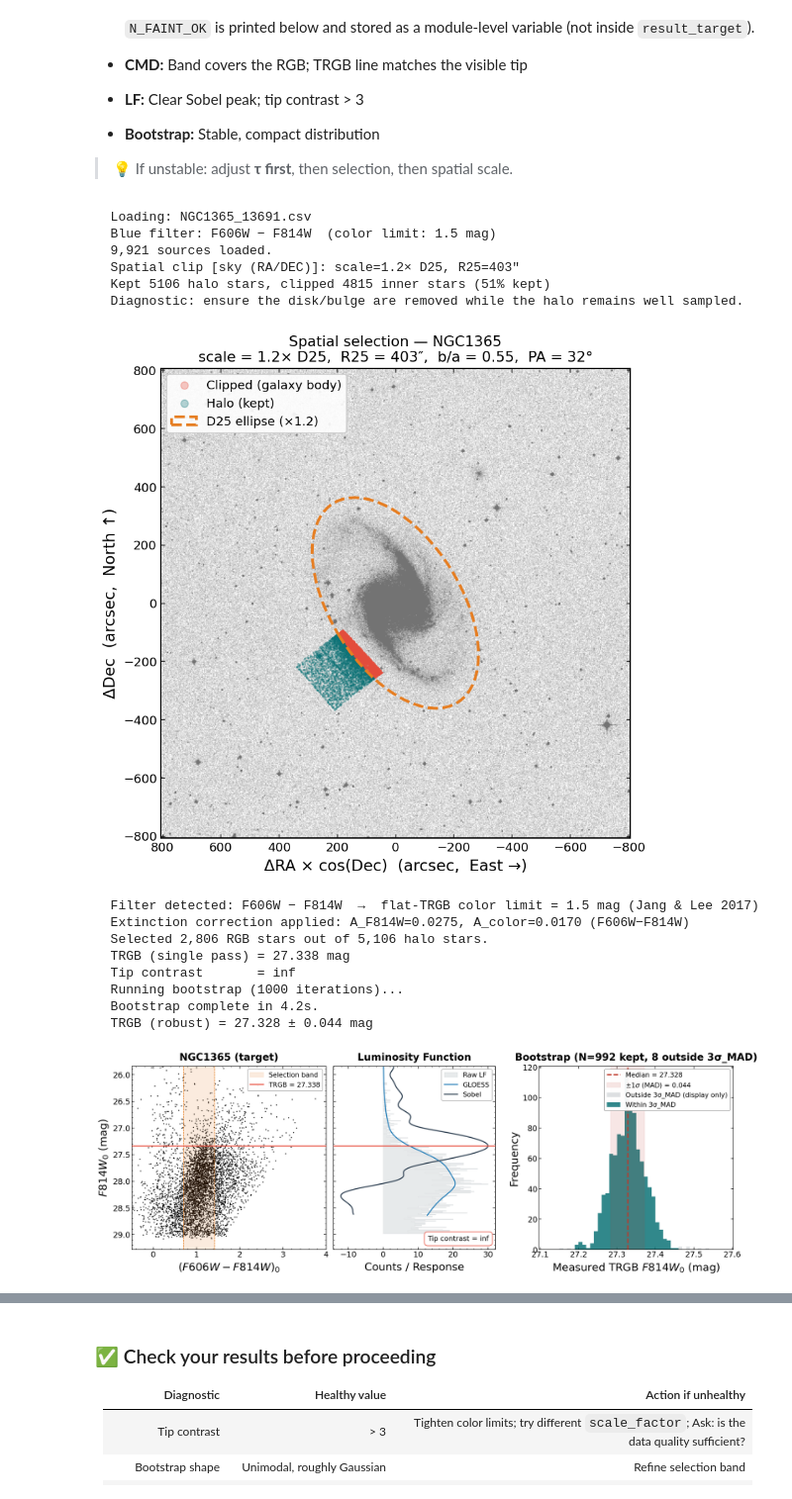
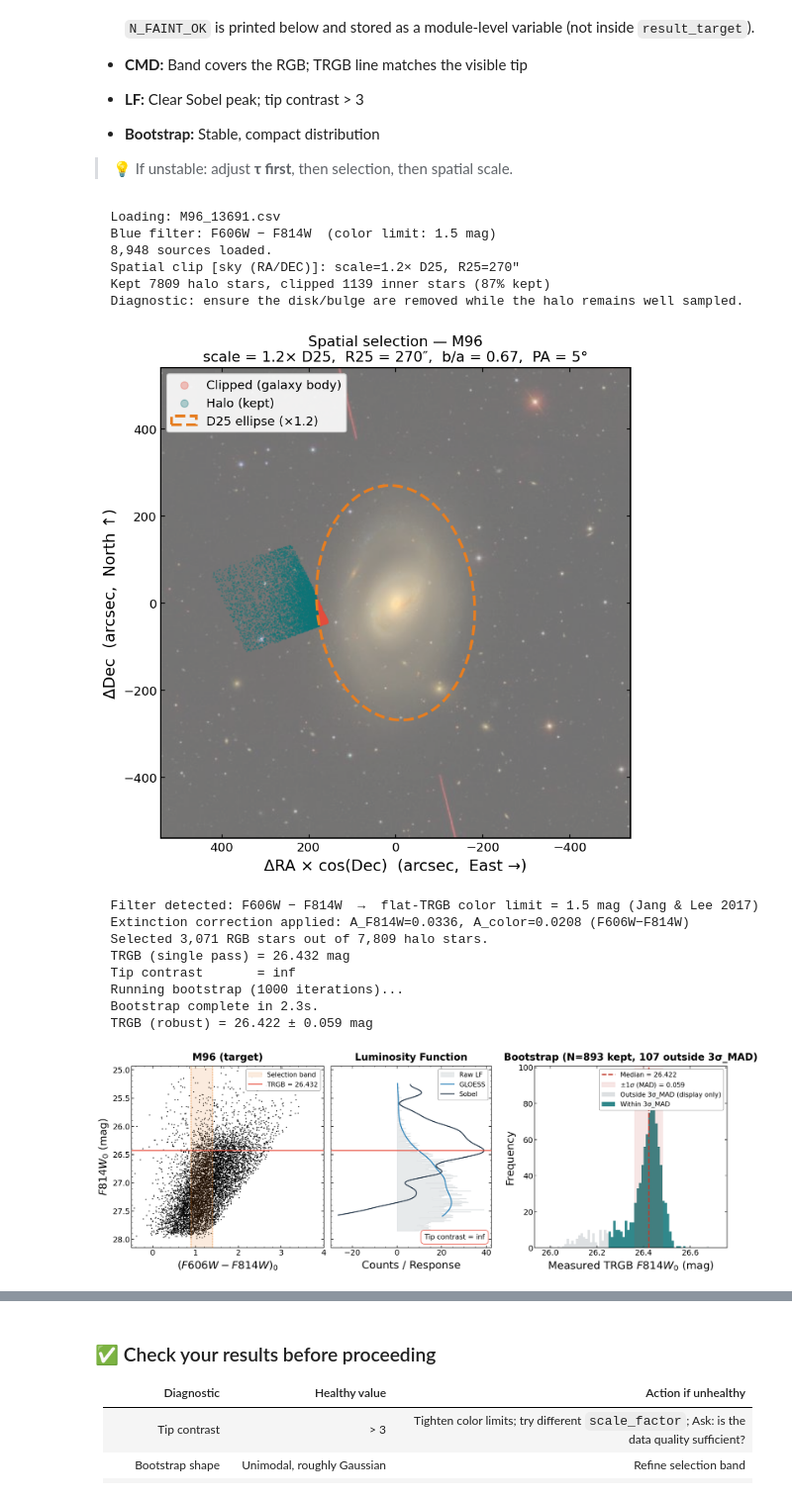
Before and after one commit to alejandroaguirrephysics/Cosmoverse-2026-Data-Challenge, a Jupyter notebook: 1_trgb/TRGB_distance_measurement.ipynb, the cells around one changed output, grey strips where cells are left out. Shown at 99% size. Saved outputs shown, nothing was run; the diff lists cells and outputs as text; code cells hidden in the pictures.

```diff
--- a/1_trgb/TRGB_distance_measurement.ipynb
+++ b/1_trgb/TRGB_distance_measurement.ipynb
@@ -914,7 +914,7 @@ The next cell will check whether the required files are present and report any m
 # ============================================================
 # CHOOSE YOUR TARGET — edit this cell
 # ============================================================
-TARGET_GALAXY = 'NGC1365'   # Change to any host galaxy in GALAXY_DB, e.g. 'NGC1448' (in that format!)
+TARGET_GALAXY = 'M96'   # Change to any host galaxy in GALAXY_DB, e.g. 'NGC1448' (in that format!)
 PHOT_SOURCE   = 'EDD'   # Photometry source: 'EDD' or 'CATS'
 
 ANCHOR_PHOT_FILE = None # EDD only: filename to override auto-selection
@@ -2421,12 +2421,12 @@ COLOR_HI_MAX = 1.5   # (F606W − F814W)_0 limit from Jang & Lee (2017)
 SELECTION = {
     # color_lo: blue (left) edge of the vertical color cut.
     # Increase to exclude bluer stars; decrease to include more.
-    'color_lo': 0.7,
+    'color_lo': 0.89,
 
     # color_hi: red (right) edge of the vertical color cut.
     # This enforces the flat-TRGB limit — DO NOT exceed COLOR_HI_MAX.
     # F606W−F814W: 1.5 mag  |  F555W−F814W: 2.1 mag  (Jang & Lee 2017)
-    'color_hi': 1.42,     # hard cap — DO NOT exceed COLOR_HI_MAX
+    'color_hi': 1.4,     # hard cap — DO NOT exceed COLOR_HI_MAX
 }
 
 
@@ -2444,7 +2444,7 @@ SMOOTHING = {
     #   but if over-smoothed the detected tip can be biased slightly bright. Useful when star counts are low.
     # Decreasing it smooths less — sharper edge localization if data is dense,
     #   but noisy data may produce multiple spurious peaks.
-    'tau':       0.13,      # Gaussian sigma (mag)
+    'tau':       0.1,      # Gaussian sigma (mag)
     'bin_width': 0.01,      # histogram bin size (mag)
                                 # (typically fixed; interacts weakly with tau)
 }
@@ -2770,8 +2770,8 @@ For EDD galaxies where all programs use the same filter, a single `SELECTION['co
 # ============================================================
 
 # ── Shared anchor parameters ───────────────────────────────
-SMOOTHING['tau']        = 0.13    # increasing smooths the LF more (more stable, may bias tip slightly bright); decreasing is noisier
-SPATIAL['scale_factor'] = 1.2   # increasing enlarges the exclusion ellipse (only far-halo stars kept); decreasing includes stars closer to the disk
+SMOOTHING['tau']        = 0.1    # increasing smooths the LF more (more stable, may bias tip slightly bright); decreasing is noisier
+SPATIAL['scale_factor'] = 1.2  # increasing enlarges the exclusion ellipse (only far-halo stars kept); decreasing includes stars closer to the disk
 # MAG_FAINT = 26 # you can implement a faint cut for NGC 4258 as the data from GO-9477 as it's depth introduces a strong, spurious peak > 1 mag from the TRGB
 
 if PHOT_SOURCE == 'CATS':
@@ -2821,11 +2821,11 @@ elif PHOT_SOURCE == 'EDD':
     if _qt_mixed:
         # Two filter groups — set independently
         SELECTION_ANCHOR_F606W = dict(SELECTION)
-        SELECTION_ANCHOR_F606W['color_lo'] = 0.7  # blue edge
-        SELECTION_ANCHOR_F606W['color_hi'] = 1.42   # max 1.5 (Jang & Lee 2017, F606W-F814W)
+        SELECTION_ANCHOR_F606W['color_lo'] = 0.89  # blue edge
+        SELECTION_ANCHOR_F606W['color_hi'] = 1.4   # max 1.5 (Jang & Lee 2017, F606W-F814W)
 
         SELECTION_ANCHOR_F555W = dict(SELECTION)
-        SELECTION_ANCHOR_F555W['color_lo'] = 1   # blue edge
+        SELECTION_ANCHOR_F555W['color_lo'] = 1.5   # blue edge
         SELECTION_ANCHOR_F555W['color_hi'] = 2.1  # max 2.1 (Jang & Lee 2017, F555W-F814W)
 
         if SPATIAL['scale_factor'] <= 0:
@@ -3223,12 +3223,12 @@ Modify only what is needed; leave the rest inherited.
 
 # F606W color selection: flat-TRGB limit (F606W-F814W)_0 <= 1.5 mag
 SELECTION_TARGET_F606W = dict(SELECTION)
-SELECTION_TARGET_F606W['color_lo'] = 0.7
-SELECTION_TARGET_F606W['color_hi'] = 1.42   # max 1.5 (Jang & Lee 2017, F606W-F814W)
+SELECTION_TARGET_F606W['color_lo'] = 0.89
+SELECTION_TARGET_F606W['color_hi'] = 1.4   # max 1.5 (Jang & Lee 2017, F606W-F814W)
 
 # F555W color selection: flat-TRGB limit (F555W-F814W)_0 <= 2.1 mag
 SELECTION_TARGET_F555W = dict(SELECTION)
-SELECTION_TARGET_F555W['color_lo'] = 1
+SELECTION_TARGET_F555W['color_lo'] = 1.5
 SELECTION_TARGET_F555W['color_hi'] = 2.1   # max 2.1 (Jang & Lee 2017, F555W-F814W)
 
 SPATIAL_TARGET = dict(SPATIAL)
@@ -3486,47 +3486,47 @@ if _tc_t_final <= 2.0:
     USE_TARGET_RESULT = False
 
 elif _tc_t_final <= 3.0:
     print(f"  ⚠ LOW TIP CONTRAST ({_tc_t_final:.2f}) — inspect diagnostic plot carefully")
     print("  Action: Verify Sobel peak and bootstrap stability before trusting.")
     USE_TARGET_RESULT = None
 
 else:
     print(f"  ✓ Tip contrast = {_tc_t_final:.2f} — detection is robust")
     USE_TARGET_RESULT = True
 
 print("=" * 65)
 
 # --- Madore et al. (2009) sample-size criterion ---
 print()
 print('=' * 65)
 if n_faint_t < N_FAINT_MIN:
     print(f'  ⚠ MADORE+2009: N_faint = {n_faint_t} < {N_FAINT_MIN}')
     print(f'  Stars in (TRGB, TRGB+1 mag]: {n_faint_t}')
     print( '  Too few stars below the tip for a reliable edge detection.')
     print( '  Actions: reduce scale_factor to include more halo area,')
     print( '           widen color_lo, or verify the photometric depth.')
     N_FAINT_OK = False
 else:
     print(f'  ✓ Madore+2009: N_faint = {n_faint_t} ≥ {N_FAINT_MIN} — sufficient statistics')
     N_FAINT_OK = True
 print('=' * 65)
 # %% [output]
-  Loading: NGC1365_13691.csv
+  Loading: M96_13691.csv
   Blue filter: F606W − F814W  (color limit: 1.5 mag)
-  9,921 sources loaded.
-  Spatial clip [sky (RA/DEC)]: scale=1.2× D25, R25=403"
-  Kept 5106 halo stars, clipped 4815 inner stars (51% kept)
+  8,948 sources loaded.
+  Spatial clip [sky (RA/DEC)]: scale=1.2× D25, R25=270"
+  Kept 7809 halo stars, clipped 1139 inner stars (87% kept)
   Diagnostic: ensure the disk/bulge are removed while the halo remains well sampled.
-[figure, old version]
+[figure, new version]
   Filter detected: F606W − F814W  →  flat-TRGB color limit = 1.5 mag (Jang & Lee 2017)
-  Extinction correction applied: A_F814W=0.0275, A_color=0.0170 (F606W−F814W)
-  Selected 2,806 RGB stars out of 5,106 halo stars.
-  TRGB (single pass) = 27.338 mag
+  Extinction correction applied: A_F814W=0.0336, A_color=0.0208 (F606W−F814W)
+  Selected 3,071 RGB stars out of 7,809 halo stars.
+  TRGB (single pass) = 26.432 mag
   Tip contrast       = inf
   Running bootstrap (1000 iterations)...
-  Bootstrap complete in 4.2s.
-  TRGB (robust) = 27.328 ± 0.044 mag
+  Bootstrap complete in 2.3s.
+  TRGB (robust) = 26.422 ± 0.059 mag
-[figure, old version]
+[figure, new version]
   Result stored in result_target.
 
 =================================================================
```
Also changed, not shown: parts of 7 cells of this notebook, 4 other files.
